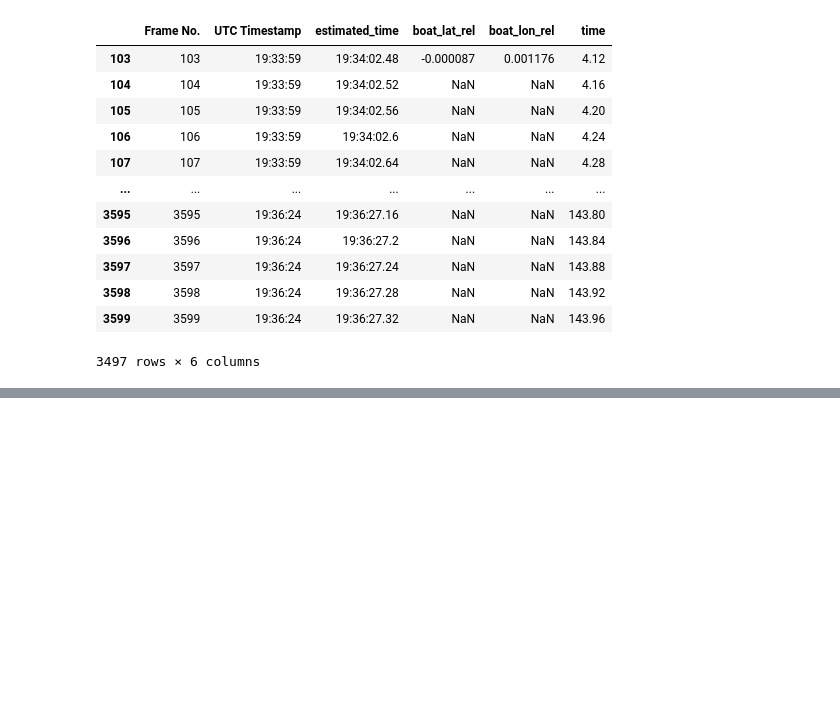
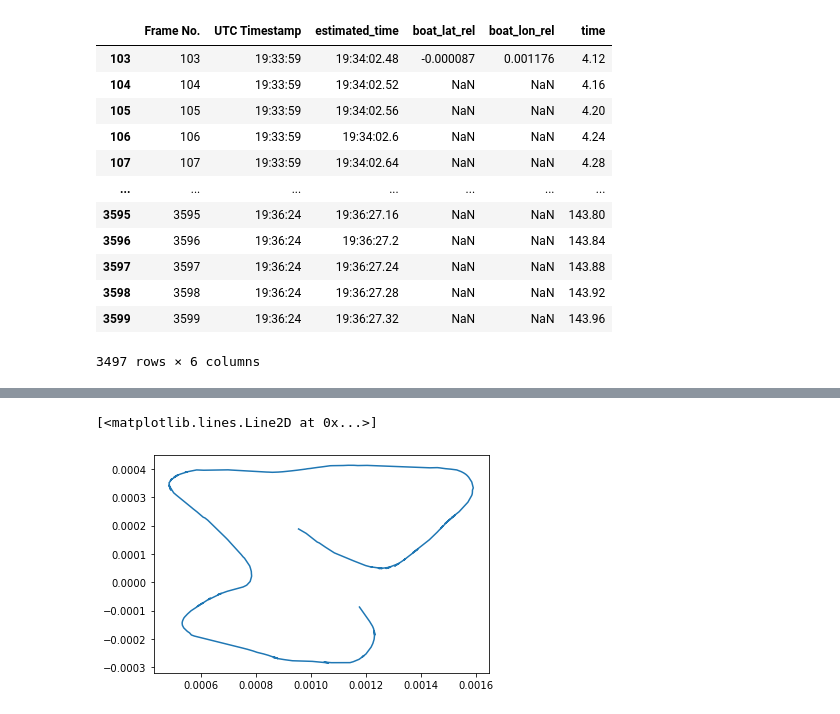
Before and after one commit to Blair-Johnson/crowsnest, a Jupyter notebook: cleaned_gps/6/System_Solve.ipynb, the cells around one changed output, grey strips where cells are left out. Drawn from its saved outputs; the diff is of its cells as text; code cells hidden in the pictures; blank space fills up the shorter version.

```diff
--- a/cleaned_gps/6/System_Solve.ipynb
+++ b/cleaned_gps/6/System_Solve.ipynb
@@ -140,0 +148,3 @@ filt = GPSFilter(2,'./motion_coefficients.csv')
+# %%
+lin_lat = np.interp(data.time.values,data_filt.time.values,data_filt.boat_lat_rel.values)
+lin_lon = np.interp(data.time.values,data_filt.time.values,data_filt.boat_lon_rel.values)
@@ -140,0 +170,5 @@ filt = GPSFilter(2,'./motion_coefficients.csv')
+# %%
+plt.plot(lin_lon,lin_lat)
+# %% [output]
+[<matplotlib.lines.Line2D at 0x...>]
+[figure, added]
```
Also changed, not shown: parts of 9 cells of this notebook, 1 other file.
